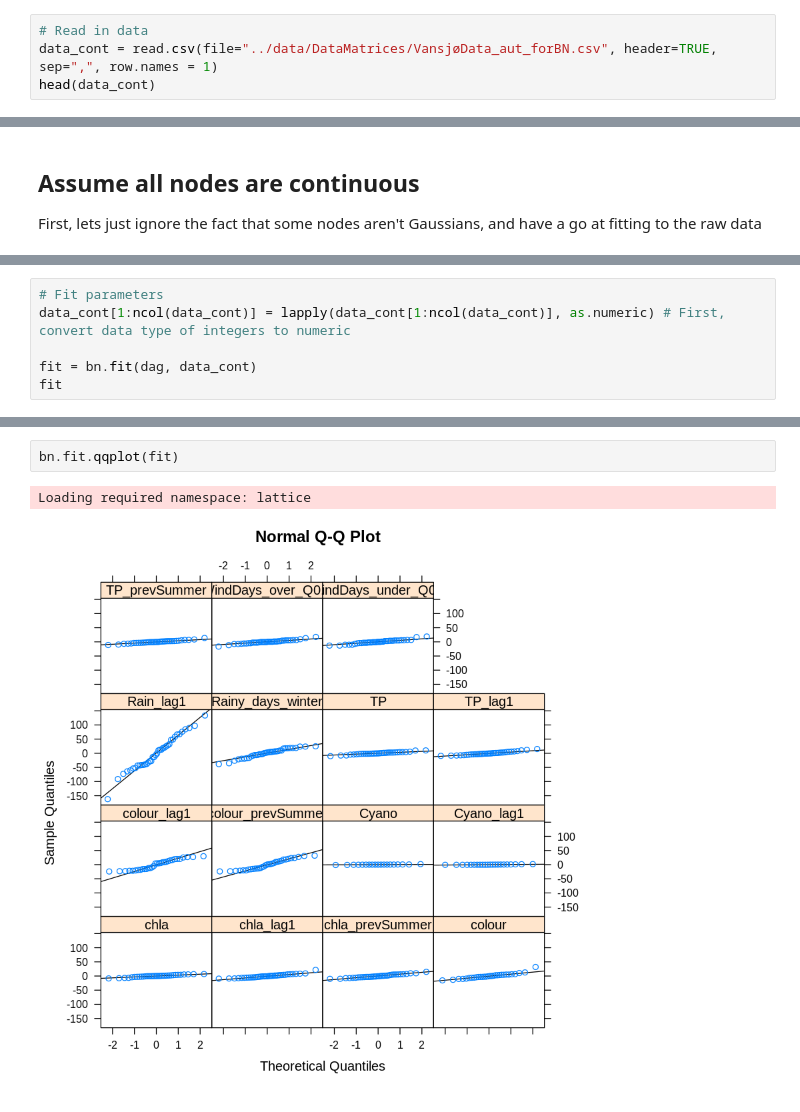
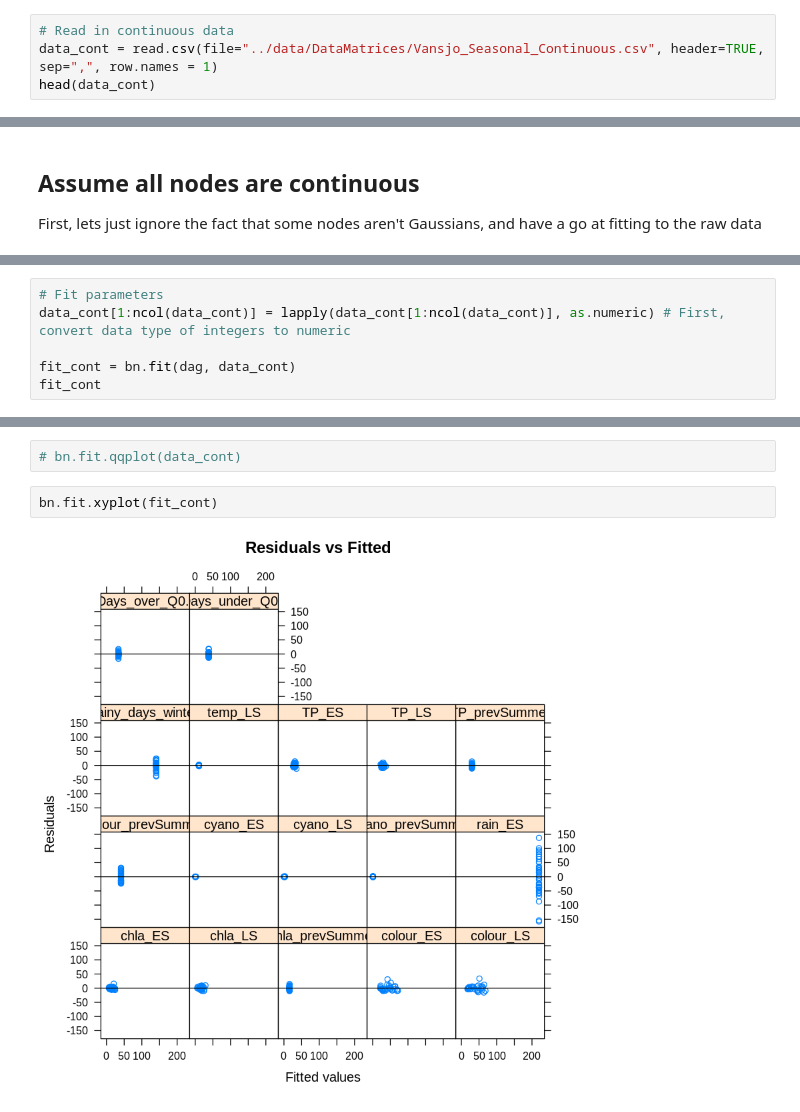
Before and after one commit to icra/WATExR, a Jupyter notebook: Norway_Morsa/Model_Development/Notebooks/07_BN_WATExR_R.ipynb, the cells around one changed output, grey strips where cells are left out. Saved outputs shown, nothing was run; the diff lists cells and outputs as text.

```diff
--- a/Norway_Morsa/Model_Development/Notebooks/07_BN_WATExR_R.ipynb
+++ b/Norway_Morsa/Model_Development/Notebooks/07_BN_WATExR_R.ipynb
@@ -11,5 +7,5 @@ The following object is masked from ‘package:stats’:
 # %%
-# Read in data
-data_cont = read.csv(file="../data/DataMatrices/VansjøData_aut_forBN.csv", header=TRUE, sep=",", row.names = 1)
+# Read in continuous data
+data_cont = read.csv(file="../data/DataMatrices/Vansjo_Seasonal_Continuous.csv", header=TRUE, sep=",", row.names = 1)
 head(data_cont)
 # %% [output]
@@ -137,8 +192,8 @@ nrow(data_cont)
 # Fit parameters
 data_cont[1:ncol(data_cont)] = lapply(data_cont[1:ncol(data_cont)], as.numeric) # First, convert data type of integers to numeric
 
-fit = bn.fit(dag, data_cont)
-fit
+fit_cont = bn.fit(dag, data_cont)
+fit_cont
 # %% [output]
   Bayesian network parameters
 
@@ -160,5 +215,6 @@ Standard deviation of the residuals: 6.371835
+# %%
+# bn.fit.qqplot(data_cont)
 # %%
-bn.fit.qqplot(fit)
+bn.fit.xyplot(fit_cont)
 # %% [output]
-Loading required namespace: lattice
-[figure, old version]
+[figure, new version]
```
Also changed, not shown: parts of 16 cells of this notebook, 2 other files.
